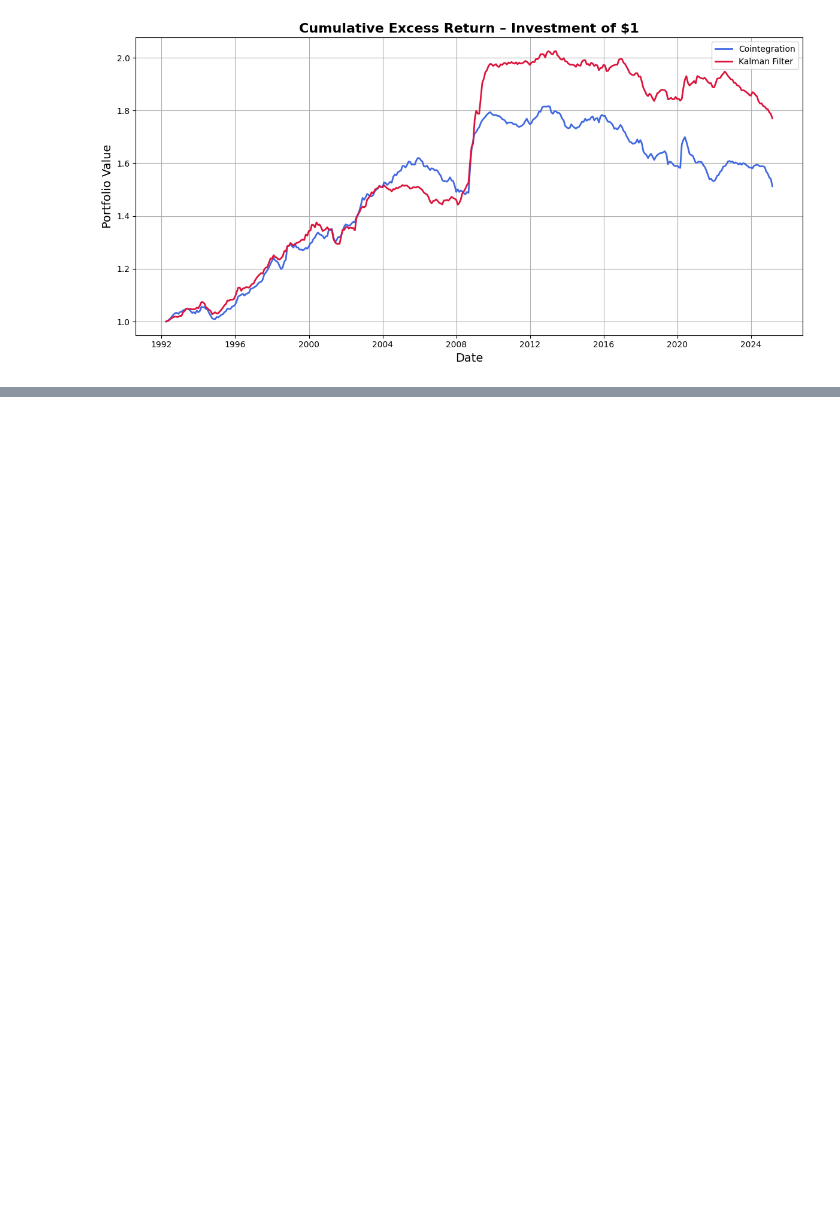
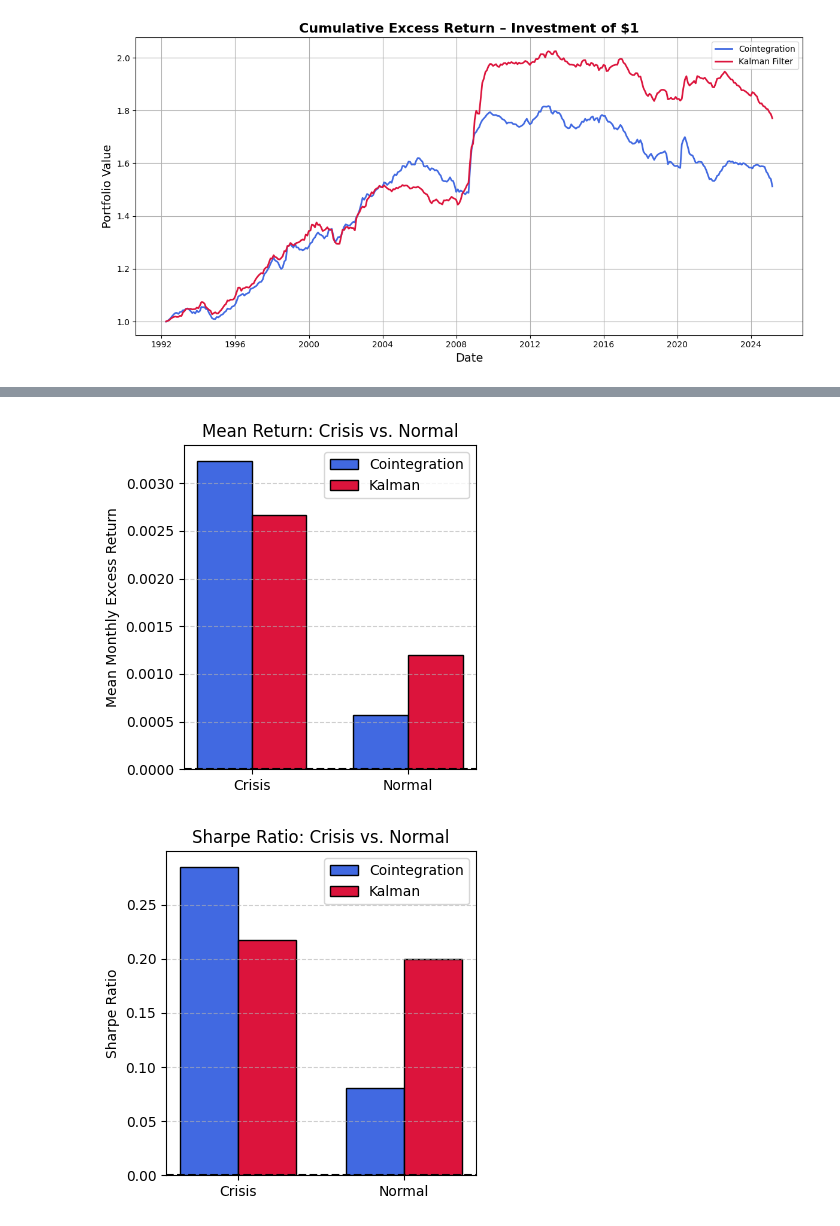
Before and after one commit to J4KU81409/master_thesis, a Jupyter notebook: comparison_framework.ipynb, the cells around one changed output, grey strips where cells are left out. Drawn from its saved outputs; the diff is of its cells as text; code cells hidden in the pictures; blank space fills up the shorter version.

```diff
--- a/comparison_framework.ipynb
+++ b/comparison_framework.ipynb
@@ -433,0 +465,68 @@ plt.show()
+# %%
+# Preprocess SP500 returns
+sp500_returns = pd.read_csv("./sp-500-historical-annual-returns.csv", index_col=0)
+sp500_returns.index = pd.to_datetime(sp500_returns.index)
+sp500_returns = sp500_returns[(sp500_returns.index.year >= 1992) & (sp500_returns.index.year < 2025)] / 100
+sp500_returns = sp500_returns.sort_values(by="value", ascending=True)
+
+# Define crisis and normal years
+threshold = sp500_returns['value'].quantile(0.2)  # Bottom 20% = crisis
+crisis_years = sp500_returns[sp500_returns['value'] <= threshold].index.year
+normal_years = sp500_returns[sp500_returns['value'] > threshold].index.year
+
+# Define monthly excess returns
+monthly_excess_coint = monthly_excess_coint[monthly_excess_coint.index <= "2025-01-01"]
+monthly_excess_kalm = monthly_excess_kalm[monthly_excess_kalm.index <= "2025-01-01"]
+
+# Separate into crisis and normal months
+crisis_coint = monthly_excess_coint[monthly_excess_coint.index.year.isin(crisis_years)]
+normal_coint = monthly_excess_coint[monthly_excess_coint.index.year.isin(normal_years)]
+
+crisis_kalm = monthly_excess_kalm[monthly_excess_kalm.index.year.isin(crisis_years)]
+normal_kalm = monthly_excess_kalm[monthly_excess_kalm.index.year.isin(normal_years)]
+
+# Calculate mean returns and Sharpe ratios
+means = [crisis_coint.mean(), normal_coint.mean(), crisis_kalm.mean(), normal_kalm.mean()]
+
+sharpes = [
+    crisis_coint.mean() / crisis_coint.std(),
+    normal_coint.mean() / normal_coint.std(),
+    crisis_kalm.mean() / crisis_kalm.std(),
+    normal_kalm.mean() / normal_kalm.std()
+]
+
+# Bar labels and positions
+labels = ['Crisis', 'Normal']
+x = np.arange(len(labels))
+width = 0.35
+
+# Plot 1: Mean Returns
+fig, ax = plt.subplots(figsize=(4, 4))
+ax.bar(x - width/2, means[:2], width, label='Cointegration', color='royalblue', edgecolor='black')
+ax.bar(x + width/2, means[2:], width, label='Kalman', color='crimson', edgecolor='black')
+ax.axhline(0, color='black', linestyle='--')
+ax.set_ylabel("Mean Monthly Excess Return")
+ax.set_title("Mean Return: Crisis vs. Normal")
+ax.set_xticks(x)
+ax.set_xticklabels(labels)
+ax.legend()
+ax.grid(True, axis='y', linestyle='--', alpha=0.6)
+plt.tight_layout()
+plt.show()
+
+# Plot 2: Sharpe Ratios
+fig, ax = plt.subplots(figsize=(4, 4))
+ax.bar(x - width/2, sharpes[:2], width, label='Cointegration', color='royalblue', edgecolor='black')
+ax.bar(x + width/2, sharpes[2:], width, label='Kalman', color='crimson', edgecolor='black')
+ax.axhline(0, color='black', linestyle='--')
+ax.set_ylabel("Sharpe Ratio")
+ax.set_title("Sharpe Ratio: Crisis vs. Normal")
+ax.set_xticks(x)
+ax.set_xticklabels(labels)
+ax.legend()
+ax.grid(True, axis='y', linestyle='--', alpha=0.6)
+plt.tight_layout()
+plt.show()
+# %% [output]
+[figure, added]
+[figure, added]
```
Also changed, not shown: parts of 6 cells of this notebook.
